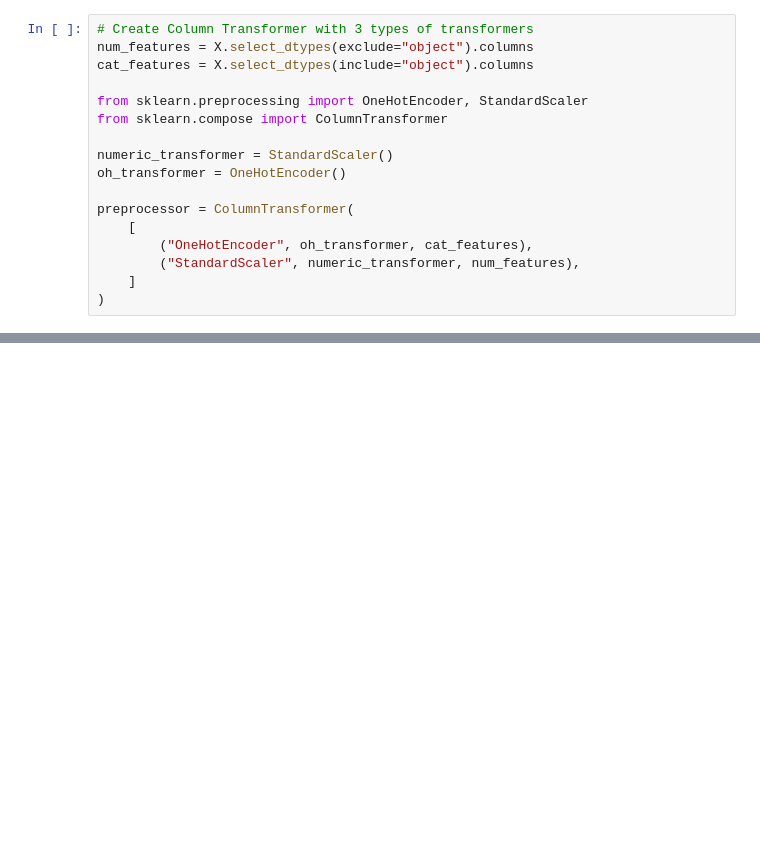
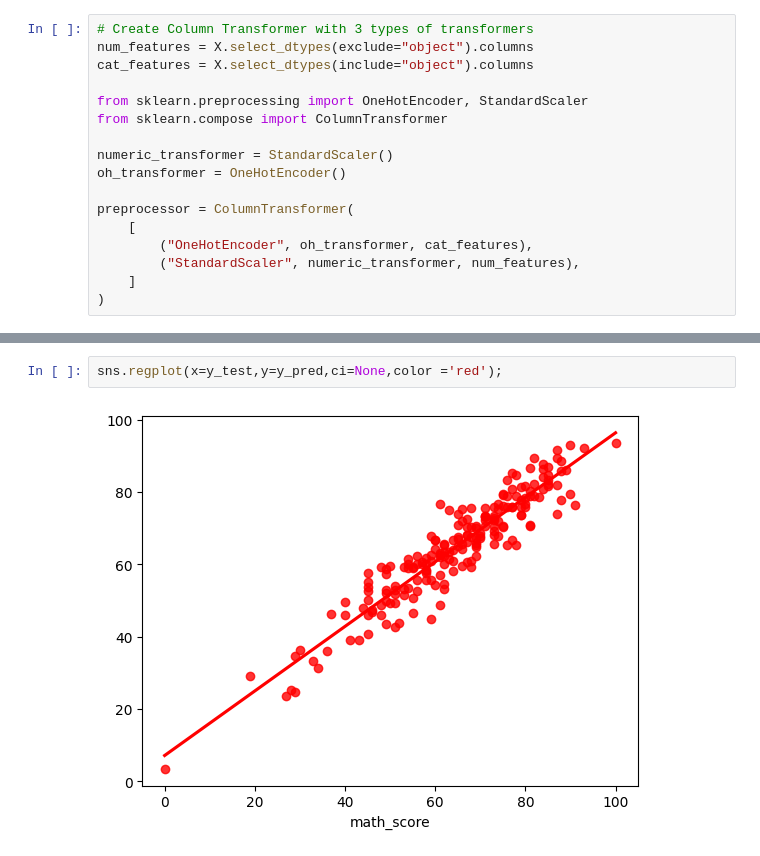
Before and after one commit to mbelke/ml, a Jupyter notebook: notebook/model.ipynb, the cells around one changed output, grey strips where cells are left out. Drawn from its saved outputs; the diff is of its cells as text; blank space fills up the shorter version.

```diff
--- a/notebook/model.ipynb
+++ b/notebook/model.ipynb
@@ -100,0 +207,4 @@ TypeError: Cannot clone object. You should provide an instance of scikit-learn e
+# %%
+sns.regplot(x=y_test,y=y_pred,ci=None,color ='red');
+# %% [output]
+[figure, added]
```
Also changed, not shown: parts of 9 cells of this notebook, 5 other files.
